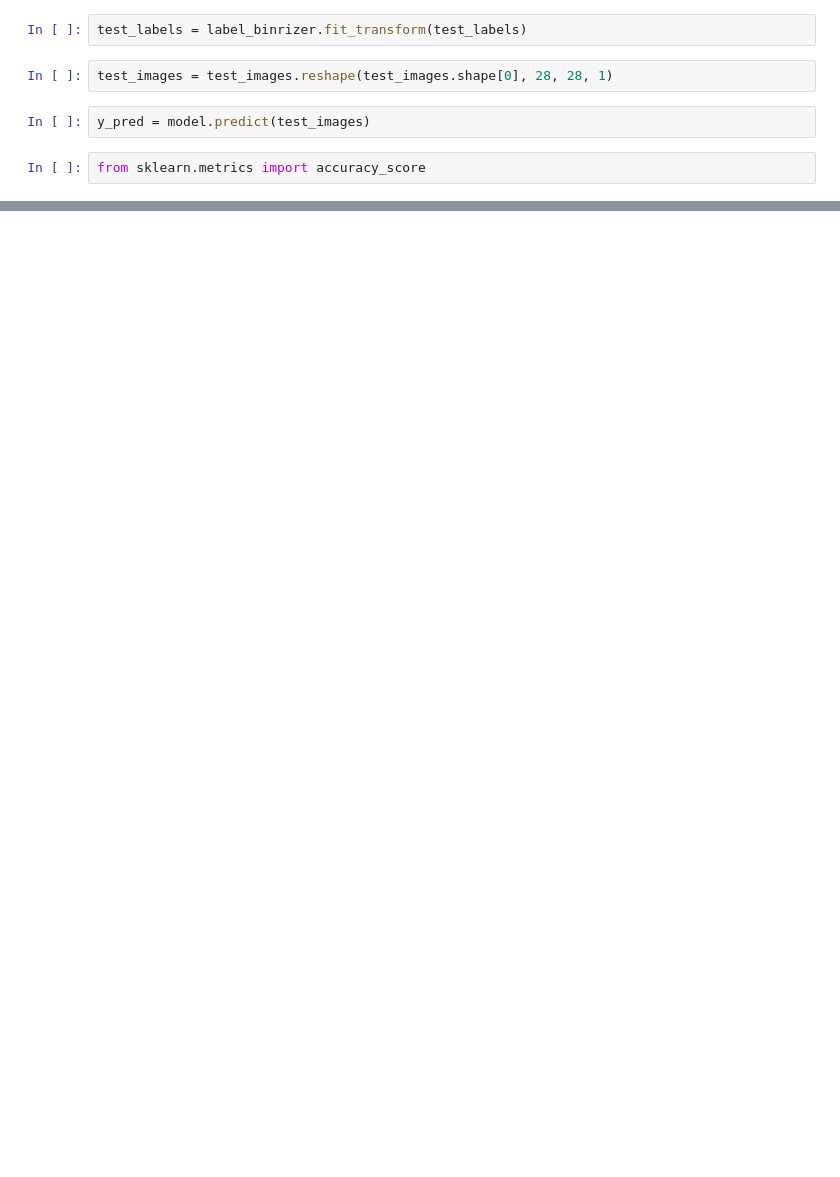
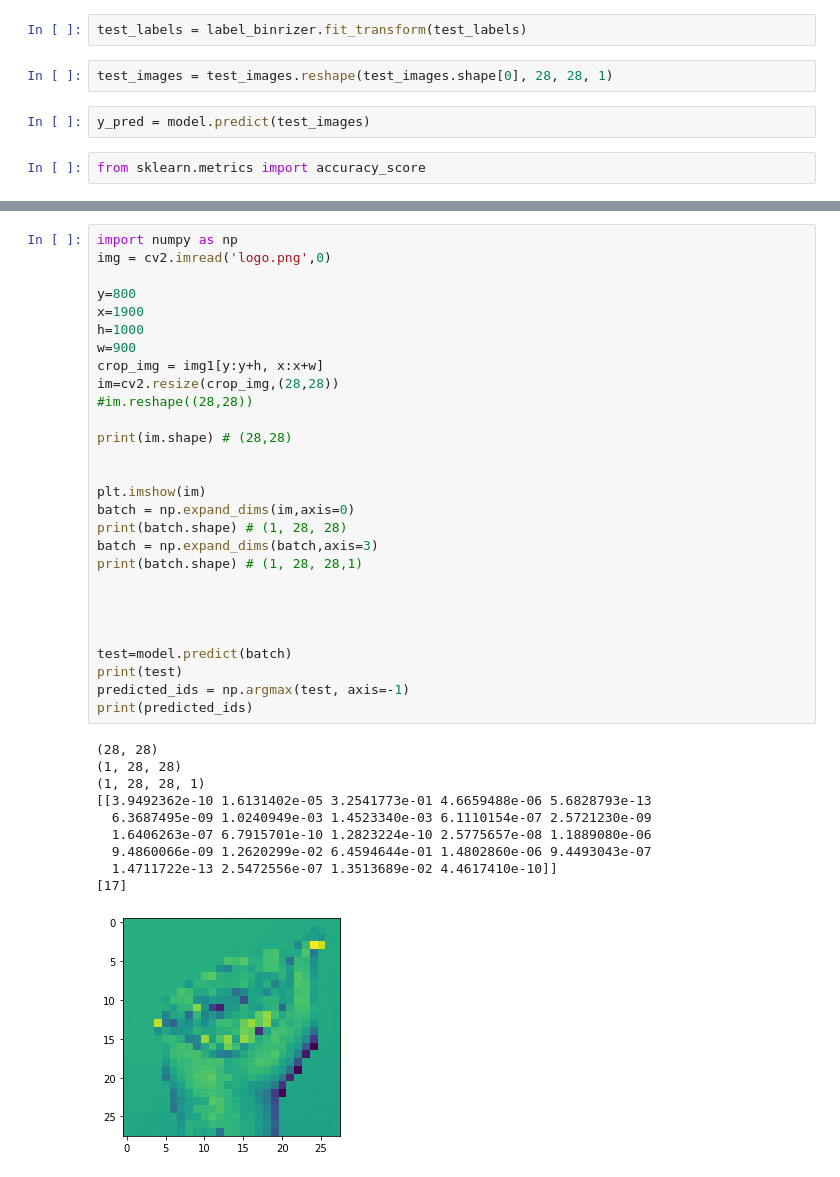
Before and after one commit to Blackcipher101/ASL-detector, a Jupyter notebook: ASLdetection.ipynb, the cells around one changed output, grey strips where cells are left out. Cells and saved outputs as stored; diff of their text form; blank space fills up the shorter version.

```diff
--- a/ASLdetection.ipynb
+++ b/ASLdetection.ipynb
@@ -233,0 +246,39 @@ accuracy_score(test_labels, y_pred.round())
+# %%
+import numpy as np
+img = cv2.imread('logo.png',0)
+
+y=800
+x=1900
+h=1000
+w=900
+crop_img = img1[y:y+h, x:x+w]
+im=cv2.resize(crop_img,(28,28))
+#im.reshape((28,28))
+
+print(im.shape) # (28,28)
+
+
+plt.imshow(im)
+batch = np.expand_dims(im,axis=0)
+print(batch.shape) # (1, 28, 28)
+batch = np.expand_dims(batch,axis=3)
+print(batch.shape) # (1, 28, 28,1)
+
+
+
+
+test=model.predict(batch)
+print(test)
+predicted_ids = np.argmax(test, axis=-1)
+print(predicted_ids)
+# %% [output]
+(28, 28)
+(1, 28, 28)
+(1, 28, 28, 1)
+[[3.9492362e-10 1.6131402e-05 3.2541773e-01 4.6659488e-06 5.6828793e-13
+  6.3687495e-09 1.0240949e-03 1.4523340e-03 6.1110154e-07 2.5721230e-09
+  1.6406263e-07 6.7915701e-10 1.2823224e-10 2.5775657e-08 1.1889080e-06
+  9.4860066e-09 1.2620299e-02 6.4594644e-01 1.4802860e-06 9.4493043e-07
+  1.4711722e-13 2.5472556e-07 1.3513689e-02 4.4617410e-10]]
+[17]
+[figure, added]
```
Also changed, not shown: parts of 15 cells of this notebook.
